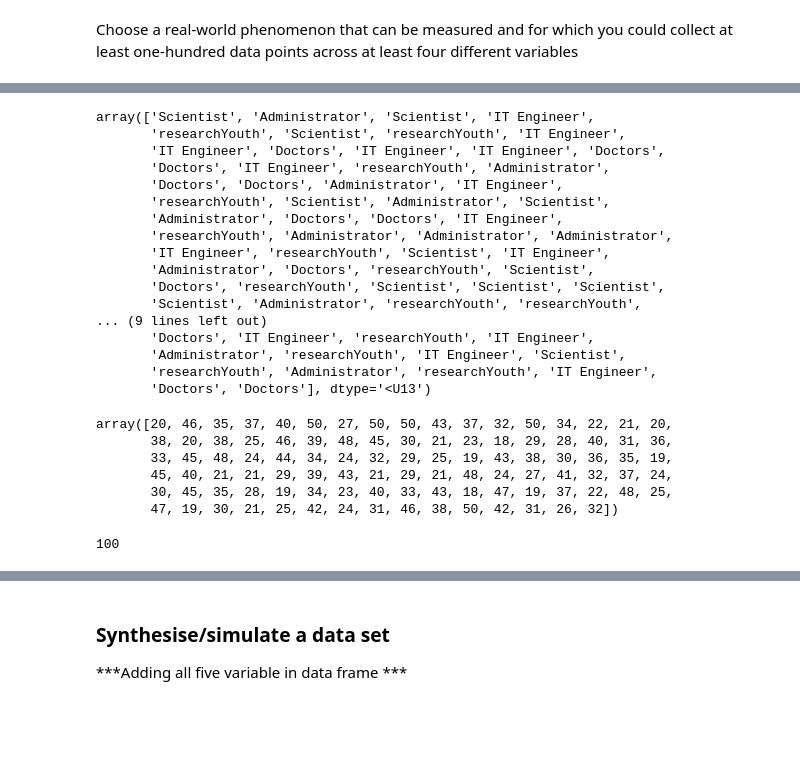
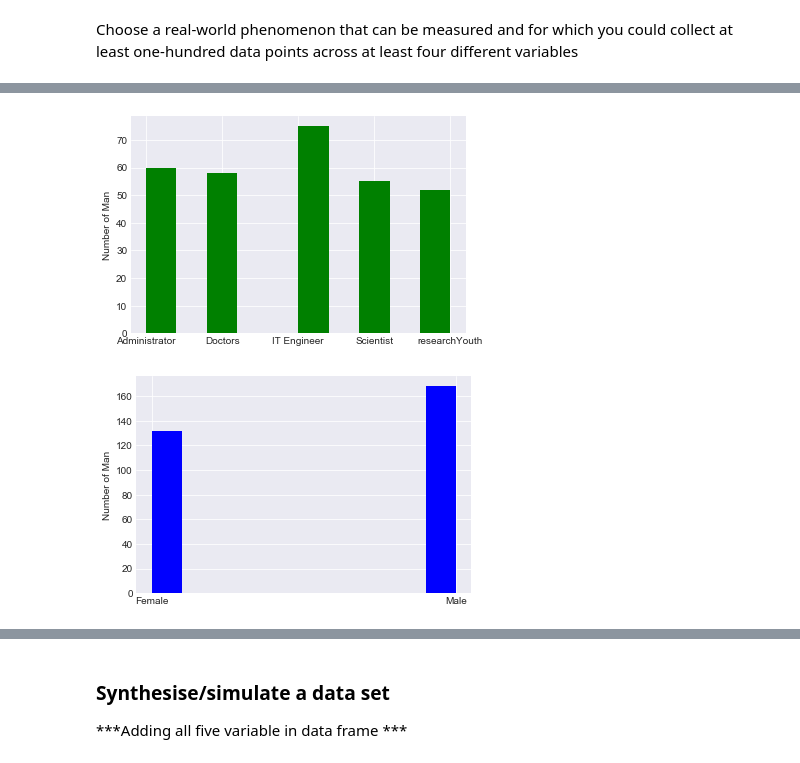
Before and after one commit to G00364769/Project_Programming-for-Data-Analysis, a Jupyter notebook: Project.ipynb, the cells around one changed output, grey strips where cells are left out. Saved outputs shown, nothing was run; the diff lists cells and outputs as text; code cells hidden in the pictures; blank space fills up the shorter version.

Commit message:
Added graph

```diff
--- a/Project.ipynb
+++ b/Project.ipynb
@@ -12,10 +16,13 @@ Choose a real-world phenomenon that can be measured and for which you could coll
 import pandas as pd
 import numpy as np
 import matplotlib.pyplot as plt
+import scipy.stats as stats
 %matplotlib inline
+#Number of man as N
+N=300
 #same set of numbers will appear every time
-np.random.seed(123)
+np.random.seed(1234)
 # Creating first variable (Year)
-# from 2010 to 2018 generate 100 years
-Year = np.random.randint(2016,2018,100)# min year 2016 maxyear 2018-1 size=100
-Year
+# from 2016 to 2018  generate
+Year = np.random.randint(2016,2019,N)# min year 2016 maxyear 2018+1 size=100
+#Year
@@ -37,39 +37,20 @@ array([2016, 2017, 2016, 2016, 2016, 2016, 2016, 2017, 2017, 2016, 2017,
 #Job
 # creating a number of  jobtypes
 #same set of numbers will appear every time
-np.random.seed(123)
+np.random.seed(1234)
 Jobtypes=['Doctors', 'IT Engineer','Scientist','researchYouth','Administrator']
-Job=np.random.choice(Jobtypes,100) # size is 100
-Job
+Job=np.random.choice(Jobtypes,N) # size is 100
+#Job
-# %% [output]
-array(['Scientist', 'Administrator', 'Scientist', 'IT Engineer',
-       'researchYouth', 'Scientist', 'researchYouth', 'IT Engineer',
-       'IT Engineer', 'Doctors', 'IT Engineer', 'IT Engineer', 'Doctors',
-       'Doctors', 'IT Engineer', 'researchYouth', 'Administrator',
-       'Doctors', 'Doctors', 'Administrator', 'IT Engineer',
-       'researchYouth', 'Scientist', 'Administrator', 'Scientist',
-       'Administrator', 'Doctors', 'Doctors', 'IT Engineer',
-       'researchYouth', 'Administrator', 'Administrator', 'Administrator',
-       'IT Engineer', 'researchYouth', 'Scientist', 'IT Engineer',
-       'Administrator', 'Doctors', 'researchYouth', 'Scientist',
-       'Doctors', 'researchYouth', 'Scientist', 'Scientist', 'Scientist',
-       'Scientist', 'Administrator', 'researchYouth', 'researchYouth',
-... (9 lines left out)
-       'Doctors', 'IT Engineer', 'researchYouth', 'IT Engineer',
-       'Administrator', 'researchYouth', 'IT Engineer', 'Scientist',
-       'researchYouth', 'Administrator', 'researchYouth', 'IT Engineer',
-       'Doctors', 'Doctors'], dtype='<U13')
+# %%
+plt.hist(Job, color='g')
+plt.ylabel('Number of Man') # labelling y axis
+plt.show()
+# %% [output]
+[figure, added]
 # %%
-
+from scipy.stats import norm
 # Creating Third variable (Age)
 #same set of numbers will appear every time
-np.random.seed(123)
-Age= np.random.randint(18,51,100)#min age 18 max age 50  and size is 100
-Age
+np.random.seed(200)
+Age= np.random.randint(18,51,N)#min age 18 max age 50  and size is 100
+#Age
-# %% [output]
-array([20, 46, 35, 37, 40, 50, 27, 50, 50, 43, 37, 32, 50, 34, 22, 21, 20,
-       38, 20, 38, 25, 46, 39, 48, 45, 30, 21, 23, 18, 29, 28, 40, 31, 36,
-       33, 45, 48, 24, 44, 34, 24, 32, 29, 25, 19, 43, 38, 30, 36, 35, 19,
-       45, 40, 21, 21, 29, 39, 43, 21, 29, 21, 48, 24, 27, 41, 32, 37, 24,
-       30, 45, 35, 28, 19, 34, 23, 40, 33, 43, 18, 47, 19, 37, 22, 48, 25,
-       47, 19, 30, 21, 25, 42, 24, 31, 46, 38, 50, 42, 31, 26, 32])
@@ -76,13 +61,18 @@ array([20, 46, 35, 37, 40, 50, 27, 50, 50, 43, 37, 32, 50, 34, 22, 21, 20,
 # %%
 # Creating Fourth variable (Gender)
 #same set of numbers will appear every time
-np.random.seed(123)
-#Generate a uniform random sample from Gender of size 100 with replacement:
+np.random.seed(143)
+#Generate a uniform random sample from Gender of size N with replacement:
 Gender = ['Male', 'Female']
-Gender = np.random.choice(Gender,100) # size is 100
-len(Gender)
+#Generates a random sample from a given 1-D array
+Gender = np.random.choice(Gender,N) # size is N
-# %% [output]
-100
+# %%
+#Generate Hist
+plt.hist(Gender, color='b')
+plt.ylabel('Number of Man') # labelling y axis
+plt.show()
+# %% [output]
+[figure, added]
 # %%
 # Creating Fifth variable (Salary)
 #same set of numbers will appear every time
```
Also changed, not shown: parts of 23 cells of this notebook.
